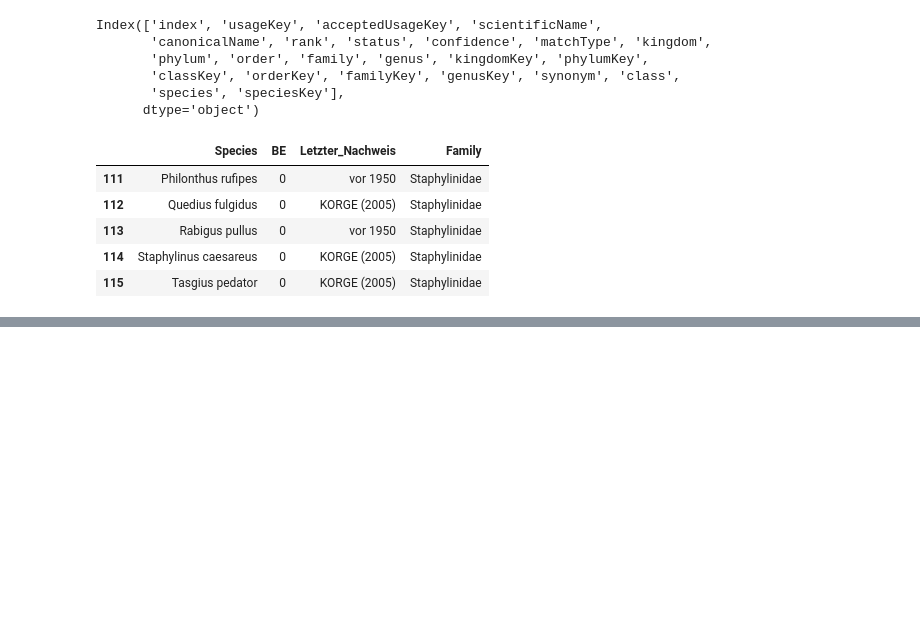
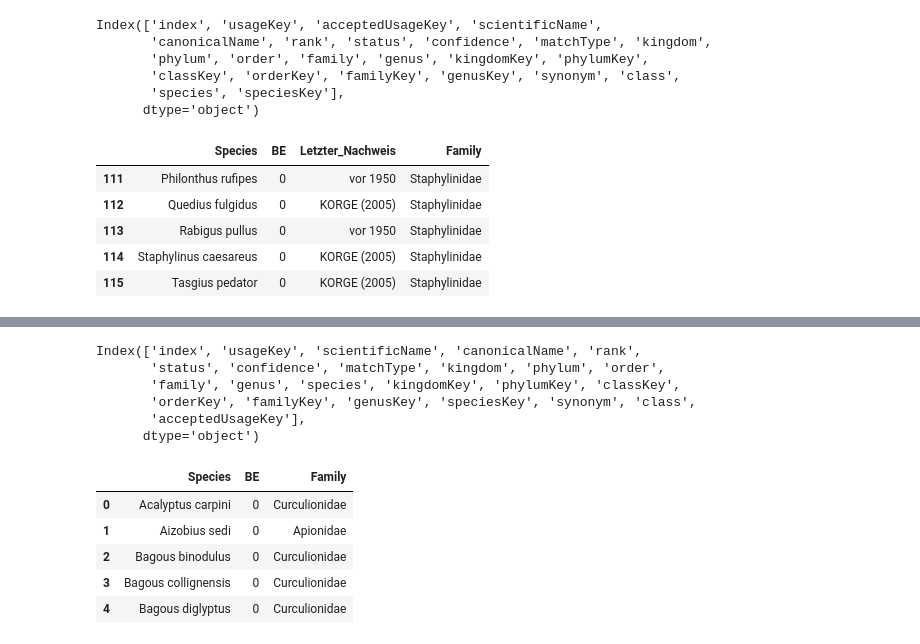
Before and after one commit to Zzzhenya/Berlin-red-list, a Jupyter notebook: Transformation/Raw_csv/Insecta.ipynb, the cells around one changed output, grey strips where cells are left out. Drawn from its saved outputs; the diff is of its cells as text; code cells hidden in the pictures; blank space fills up the shorter version.

```diff
--- a/Transformation/Raw_csv/Insecta.ipynb
+++ b/Transformation/Raw_csv/Insecta.ipynb
@@ -1316,0 +1378,22 @@ df.to_csv('../../Transformation/Data_cleaning_step1/Coleoptera_Staphylinoidea_Hi
+# %%
+gbif_data = pd.DataFrame.from_dict(d, orient = "index")
+gbif_data.reset_index(inplace = True)
+gbif_data.columns
+# %% [output]
+Index(['index', 'usageKey', 'scientificName', 'canonicalName', 'rank',
+       'status', 'confidence', 'matchType', 'kingdom', 'phylum', 'order',
+       'family', 'genus', 'species', 'kingdomKey', 'phylumKey', 'classKey',
+       'orderKey', 'familyKey', 'genusKey', 'speciesKey', 'synonym', 'class',
+       'acceptedUsageKey'],
+      dtype='object')
+# %%
+df["Family"] = gbif_data["family"]
+# %%
+df.head()
+# %% [output]
+|  | Species | BE | Family |
+| 0 | Acalyptus carpini | 0 | Curculionidae |
+| 1 | Aizobius sedi | 0 | Apionidae |
+| 2 | Bagous binodulus | 0 | Curculionidae |
+| 3 | Bagous collignensis | 0 | Curculionidae |
+| 4 | Bagous diglyptus | 0 | Curculionidae |
```
Also changed, not shown: parts of 7 cells of this notebook.
